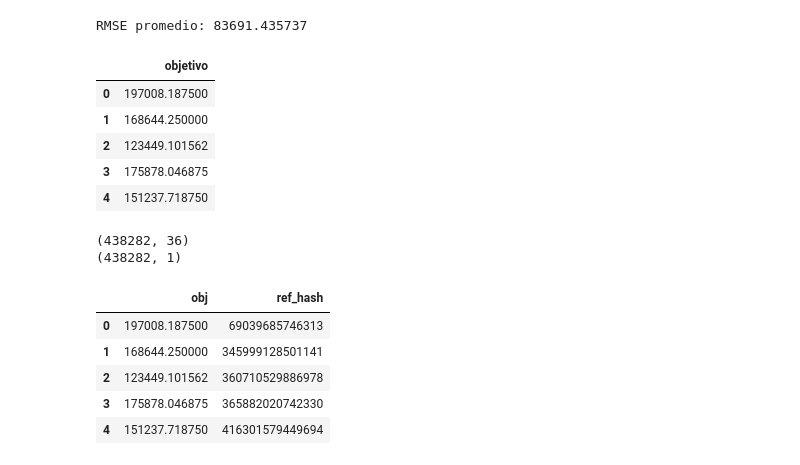
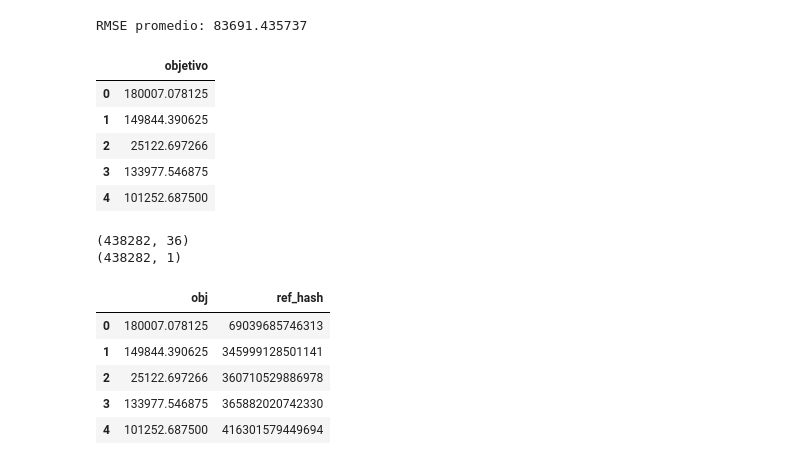
Before and after one commit to Cceecilia/Tp2-Organizaci-nDeDatos, a Jupyter notebook: entrenar_st_xgboost.ipynb, the cells around one changed output. Saved outputs shown, nothing was run; the diff lists cells and outputs as text; code cells hidden in the pictures.

```diff
--- a/entrenar_st_xgboost.ipynb
+++ b/entrenar_st_xgboost.ipynb
@@ -189,23 +168,23 @@ RMSE promedio: 83691.435737
 # %%
 predecir = pd.read_csv('predecir_st_2426.csv')
 xg_reg = xgb.XGBRegressor(objective ='reg:linear',
             colsample_bytree = 1, learning_rate = 0.5,
-            max_depth = 5, alpha = 10, n_estimators = 30)
+            max_depth = 5, alpha = 10, n_estimators = 15)
 
 for df in archivos:
     X,y = df.drop(['ref_hash','segundos'],axis=1),df['segundos']
     xg_reg.fit(X,y)
 preds = xg_reg.predict(predecir.drop(['ref_hash','segundos'],axis=1))
 prediccion = pd.DataFrame(preds)
 prediccion.columns = ['objetivo']
 prediccion.head()
 # %% [output]
 |  | objetivo |
-| 0 | 197008.187500 |
-| 1 | 168644.250000 |
-| 2 | 123449.101562 |
-| 3 | 175878.046875 |
-| 4 | 151237.718750 |
+| 0 | 180007.078125 |
+| 1 | 149844.390625 |
+| 2 | 25122.697266 |
+| 3 | 133977.546875 |
+| 4 | 101252.687500 |
 # %%
 print(predecir.shape)
 print(prediccion.shape)
@@ -219,8 +198,8 @@ prediccion.to_csv('prediccion_st_2426.csv', index=False)
 prediccion.head()
 # %% [output]
 |  | obj | ref_hash |
-| 0 | 197008.187500 | 69039685746313 |
-| 1 | 168644.250000 | 345999128501141 |
-| 2 | 123449.101562 | 360710529886978 |
-| 3 | 175878.046875 | 365882020742330 |
-| 4 | 151237.718750 | 416301579449694 |
+| 0 | 180007.078125 | 69039685746313 |
+| 1 | 149844.390625 | 345999128501141 |
+| 2 | 25122.697266 | 360710529886978 |
+| 3 | 133977.546875 | 365882020742330 |
+| 4 | 101252.687500 | 416301579449694 |
```
Also changed, not shown: parts of 6 cells of this notebook, 3 other files.
